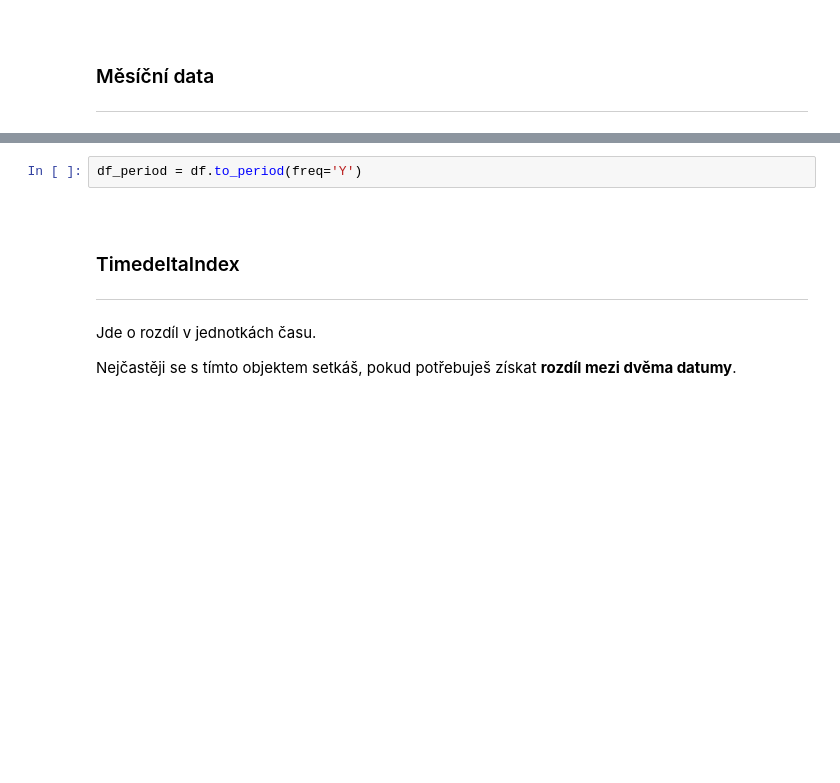
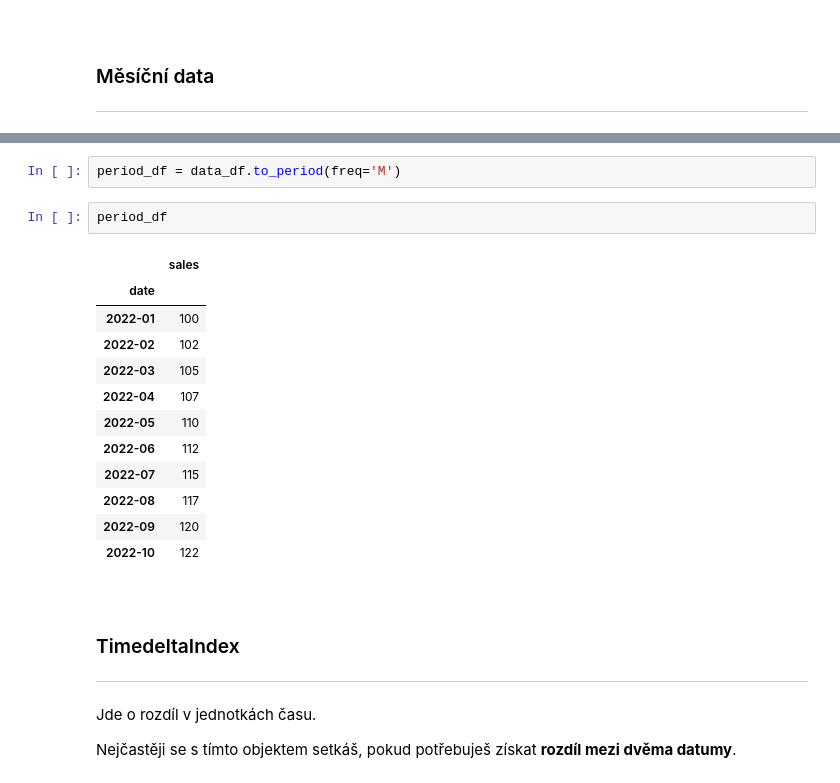
Before and after one commit to Bralor/python-data-2024, a Jupyter notebook: shared/notebooks/lesson04.ipynb, the cells around one changed output, grey strips where cells are left out. Saved outputs shown, nothing was run; the diff lists cells and outputs as text; blank space fills up the shorter version.

```diff
--- a/shared/notebooks/lesson04.ipynb
+++ b/shared/notebooks/lesson04.ipynb
@@ -275,5 +343,20 @@ df.set_index('date', inplace=True)
 # %%
-df_period = df.to_period(freq='Y')
+period_df = data_df.to_period(freq='M')
+# %%
+period_df
+# %% [output]
+|  | sales |
+| date |  |
+| 2022-01 | 100 |
+| 2022-02 | 102 |
+| 2022-03 | 105 |
+| 2022-04 | 107 |
+| 2022-05 | 110 |
+| 2022-06 | 112 |
+| 2022-07 | 115 |
+| 2022-08 | 117 |
+| 2022-09 | 120 |
+| 2022-10 | 122 |
 # %% [markdown]
 <br>
 
```
Also changed, not shown: parts of 56 cells of this notebook.
